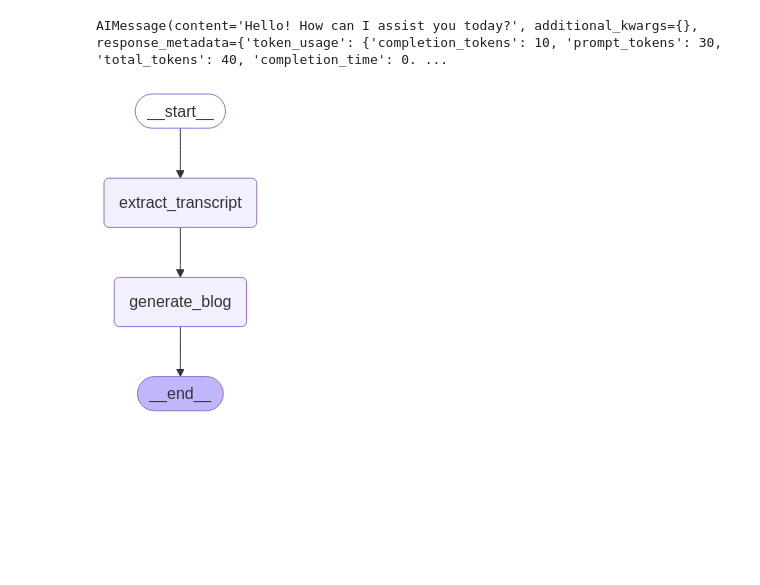
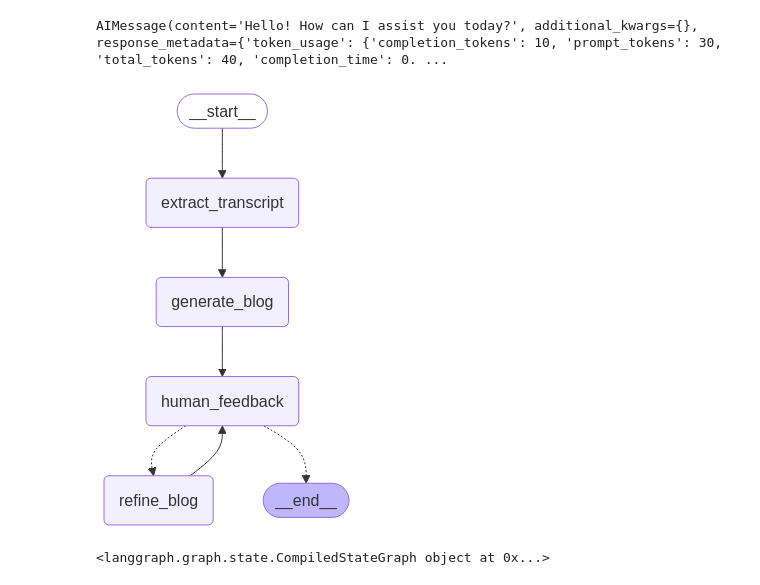
Before and after one commit to ShivaniParekh/YT2BlogAI, a Jupyter notebook: bloggenerator.ipynb, the cells around one changed output. Saved outputs shown, nothing was run; the diff lists cells and outputs as text; code cells hidden in the pictures; blank space fills up the shorter version.

Commit message:
added human feedback

```diff
--- a/bloggenerator.ipynb
+++ b/bloggenerator.ipynb
@@ -81,15 +137,43 @@ def generate_blog(state: State) -> State:
-# %%
-builder = StateGraph(State)
-builder.add_node("extract_transcript", extract_transcript)
-builder.add_node("generate_blog", generate_blog)
-
-builder.add_edge(START, "extract_transcript")
-builder.add_edge("extract_transcript", "generate_blog")
-builder.add_edge("generate_blog",END)
-
-graph = builder.compile()
-
-display(Image(graph.get_graph().draw_mermaid_png()))
-# %% [output]
-[figure, removed]
+# %%
+# builder = StateGraph(State)
+# builder.add_node("extract_transcript", extract_transcript)
+# builder.add_node("generate_blog", generate_blog)
+
+# builder.add_edge(START, "extract_transcript")
+# builder.add_edge("extract_transcript", "generate_blog")
+# builder.add_edge("generate_blog",END)
+
+# graph = builder.compile()
+
+# display(Image(graph.get_graph().draw_mermaid_png()))
+
+def generate_graph(llm):
+    builder = StateGraph(State)
+
+    builder.add_node("extract_transcript", extract_transcript)
+    builder.add_node("generate_blog", generate_blog)
+    builder.add_node("human_feedback", human_feedback)
+    builder.add_node("refine_blog", lambda state: refine_blog(state, llm))
+
+    builder.add_edge(START, "extract_transcript")
+    builder.add_edge("extract_transcript", "generate_blog")
+    builder.add_edge("generate_blog", "human_feedback")
+    builder.add_edge("refine_blog", "human_feedback")  # ✅ Loop back to get more feedback if needed
+
+    # Conditional edge based on feedback
+    # builder.add_conditional_edges("human_feedback", refine_blog, ["generate_blog",END])
+    # builder.add_conditional_edges(
+    #     "human_feedback",
+    #     lambda state: "refine_blog" if state.get("feedback") != "No feedback provided." else "END"
+    # )
+    builder.add_conditional_edges("human_feedback", route_after_feedback, ["refine_blog", END])
+    graph = builder.compile()
+    display(Image(graph.get_graph().draw_mermaid_png()))
+    return graph
+
+graph=generate_graph(llm)
+print(graph)
+# %% [output]
+[figure, added]
+<langgraph.graph.state.CompiledStateGraph object at 0x...>
 # %%
```
Also changed, not shown: parts of 3 cells of this notebook.
